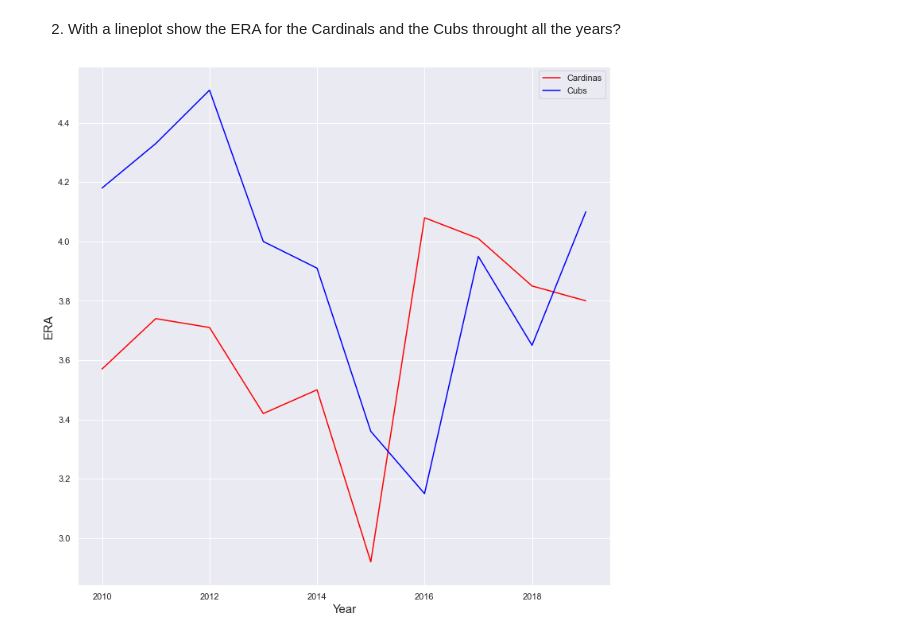
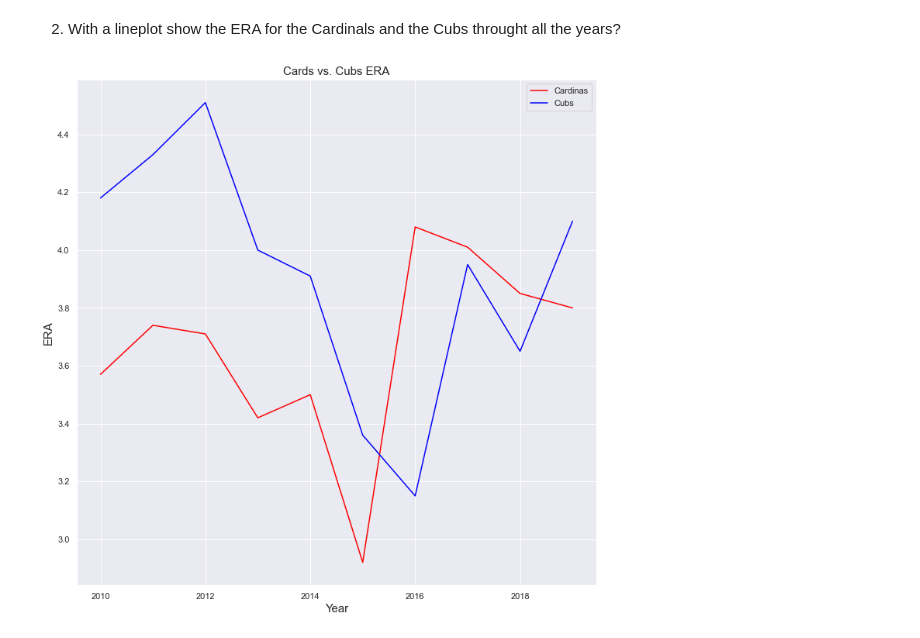
Before and after one commit to SheltonBlackwell/Data-Analysis-Notebook, a Jupyter notebook: Data analysis Notebook.ipynb, the cells around one changed output. Cells and saved outputs as stored; diff of their text form; code cells hidden in the pictures.

Commit message:
added title to #2

```diff
--- a/Data analysis Notebook.ipynb
+++ b/Data analysis Notebook.ipynb
@@ -113,13 +113,14 @@ plt.title("Teams Allowed Runs Average",fontsize=15);
 # %%
 x = combined.YEAR.unique()
 y = combined[combined.TEAM == 'Cardinals'].ERA
 z = combined[combined.TEAM == 'Cubs'].ERA
 
 plt.plot(x,y, color=('red'))
 plt.plot(x,z,color='blue')
 plt.legend(["Cardinas", "Cubs"])
 plt.xlabel("Year",fontsize=15)
 plt.ylabel("ERA",fontsize=15)
+plt.title("Cards vs. Cubs ERA",fontsize=15)
 plt.show()
 # %% [output]
-[figure, old version]
+[figure, new version]
```
